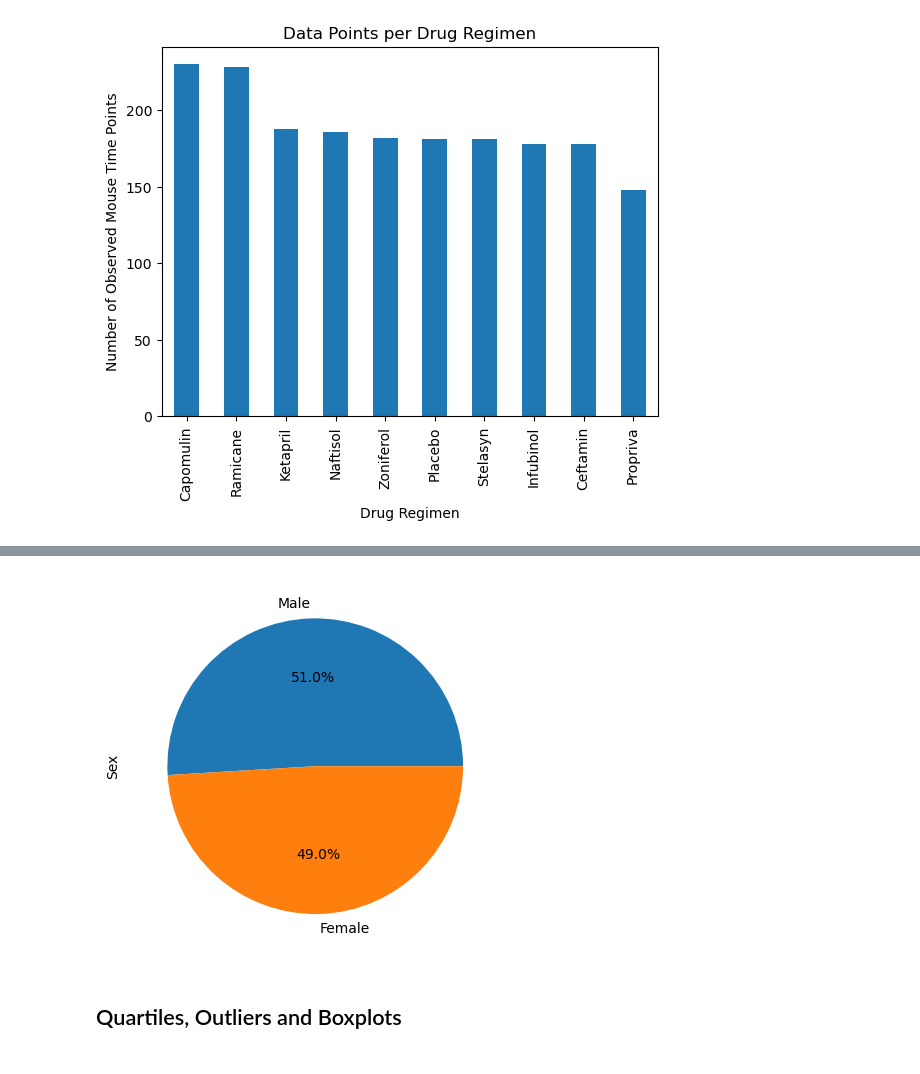
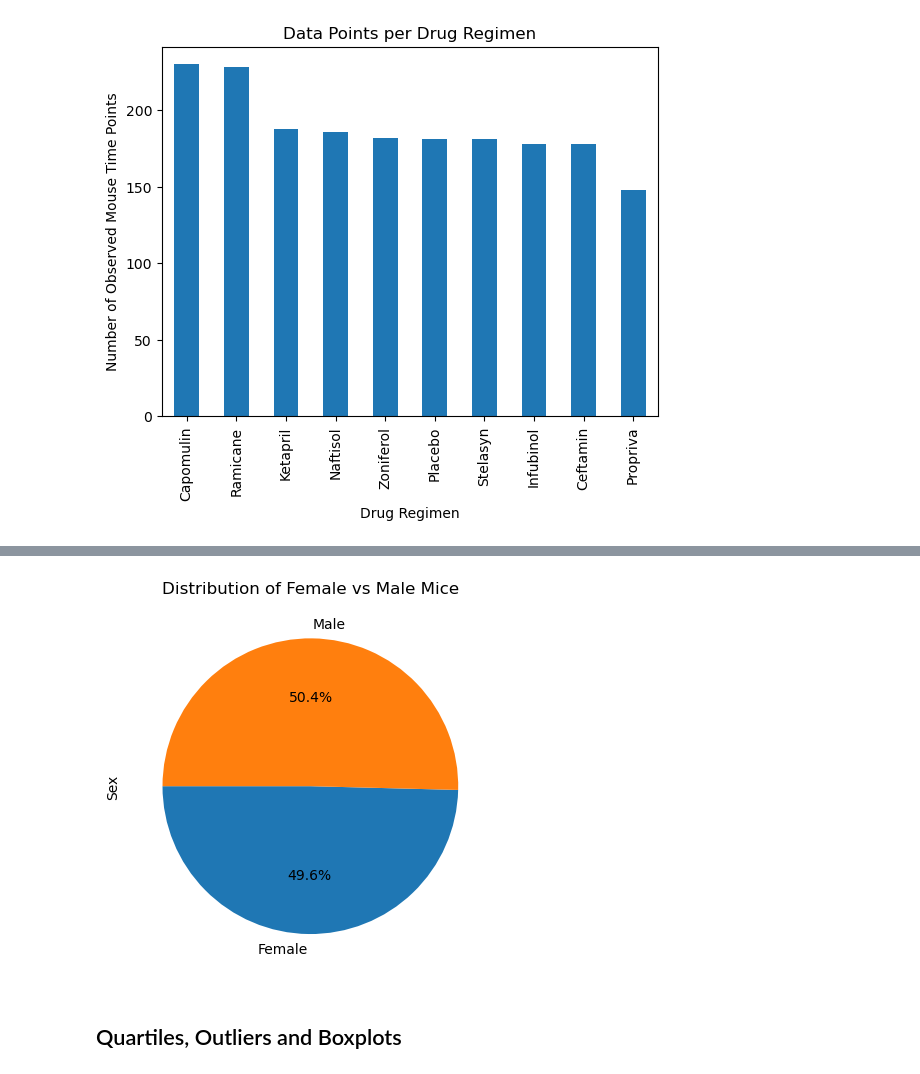
Before and after one commit to Hluu1/Matplotlib-Challenge, a Jupyter notebook: Pymaceuticals/pymaceuticals_starter.ipynb, the cells around one changed output, grey strips where cells are left out. Cells and saved outputs as stored; diff of their text form; code cells hidden in the pictures.

```diff
--- a/Pymaceuticals/pymaceuticals_starter.ipynb
+++ b/Pymaceuticals/pymaceuticals_starter.ipynb
@@ -214,7 +233,16 @@ plt.show()
 # %%
 # Generate a pie plot showing the distribution of female versus male mice using pyplot
+
+gender_count = clean_df.groupby('Sex')['Mouse ID'].nunique()
+
+plt.pie(gender_count, labels=gender_count.index, autopct='%1.1f%%', startangle=180)
+
+plt.ylabel('Sex')
+plt.title('Distribution of Female vs Male Mice')
+
+plt.show()
 # %% [output]
-[figure, old version]
+[figure, new version]
 # %% [markdown]
 ## Quartiles, Outliers and Boxplots
 # %%
```
Also changed, not shown: parts of 3 cells of this notebook.
